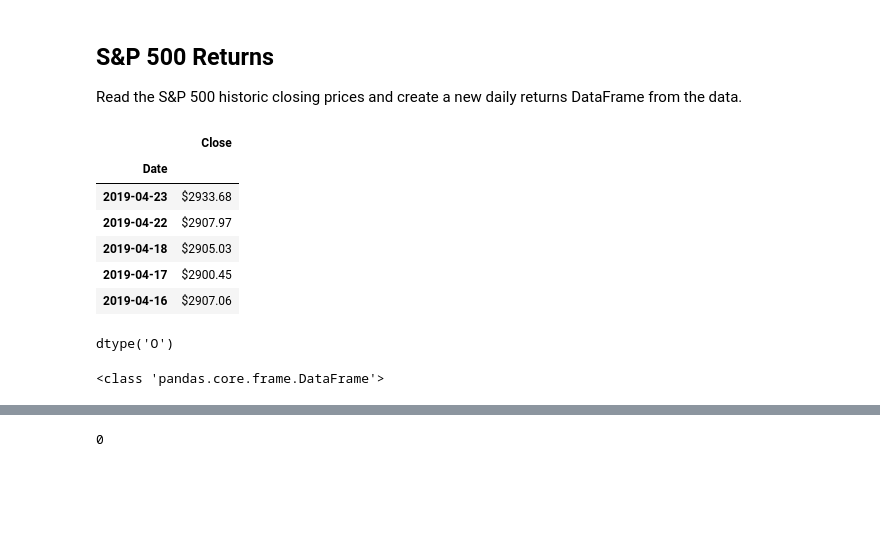
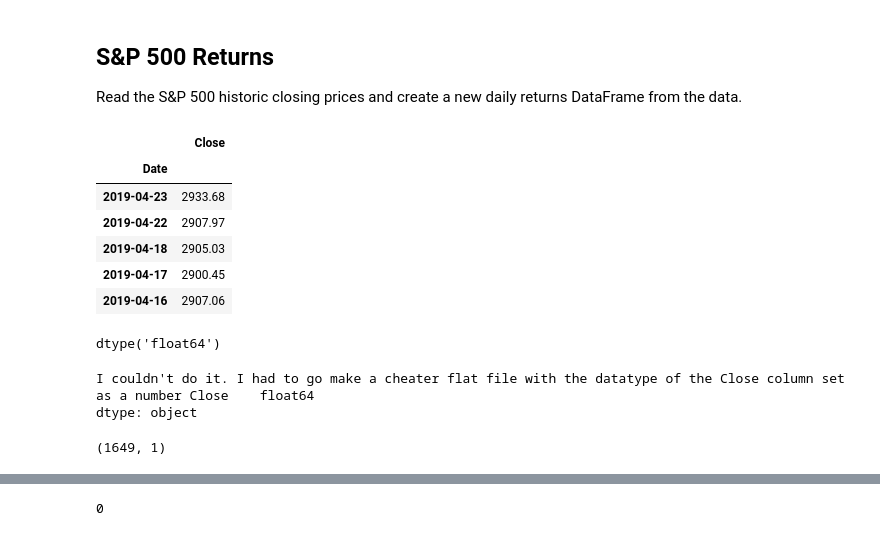
Before and after one commit to MatthewPuttroff/HWUnitFour, a Jupyter notebook: 04-Pandas/Instructions/Starter_Code/whale_analysis.ipynb, the cells around one changed output, grey strips where cells are left out. Saved outputs shown, nothing was run; the diff lists cells and outputs as text; code cells hidden in the pictures; blank space fills up the shorter version.

Commit message:
Made cheater flat file

```diff
--- a/04-Pandas/Instructions/Starter_Code/whale_analysis.ipynb
+++ b/04-Pandas/Instructions/Starter_Code/whale_analysis.ipynb
@@ -131,25 +131,31 @@ dtype: int64
 Read the S&P 500 historic closing prices and create a new daily returns DataFrame from the data.
 # %%
 # Reading S&P 500 Closing Prices
-sp500_history = Path("Resources\sp500_history.csv")
+sp500_history = Path("Resources\sp500_history_cheat.csv")
 sp500_df = pd.read_csv(sp500_history, index_col='Date', parse_dates=True, infer_datetime_format=True)
 sp500_df.head()
 # %% [output]
 |  | Close |
 | Date |  |
-| 2019-04-23 | $2933.68 |
-| 2019-04-22 | $2907.97 |
-| 2019-04-18 | $2905.03 |
-| 2019-04-17 | $2900.45 |
-| 2019-04-16 | $2907.06 |
+| 2019-04-23 | 2933.68 |
+| 2019-04-22 | 2907.97 |
+| 2019-04-18 | 2905.03 |
+| 2019-04-17 | 2900.45 |
+| 2019-04-16 | 2907.06 |
 # %%
 # Check Data Types
 sp500_df.columns
 sp500_df.sort_index(inplace=True)
 sp500_df['Close'].dtype
 # %% [output]
-dtype('O')
+dtype('float64')
+# %%
+# Fix Data Types
+print(f"I couldn't do it. I had to go make a cheater flat file with the datatype of the Close column set as a number {sp500_df.dtypes}")
+# %% [output]
+I couldn't do it. I had to go make a cheater flat file with the datatype of the Close column set as a number Close    float64
+dtype: object
 # %%
-print(type(sp500_df))
+print(sp500_df.shape)
 # %% [output]
-<class 'pandas.core.frame.DataFrame'>
+(1649, 1)
```
Also changed, not shown: parts of 7 cells of this notebook, 2 other files.
